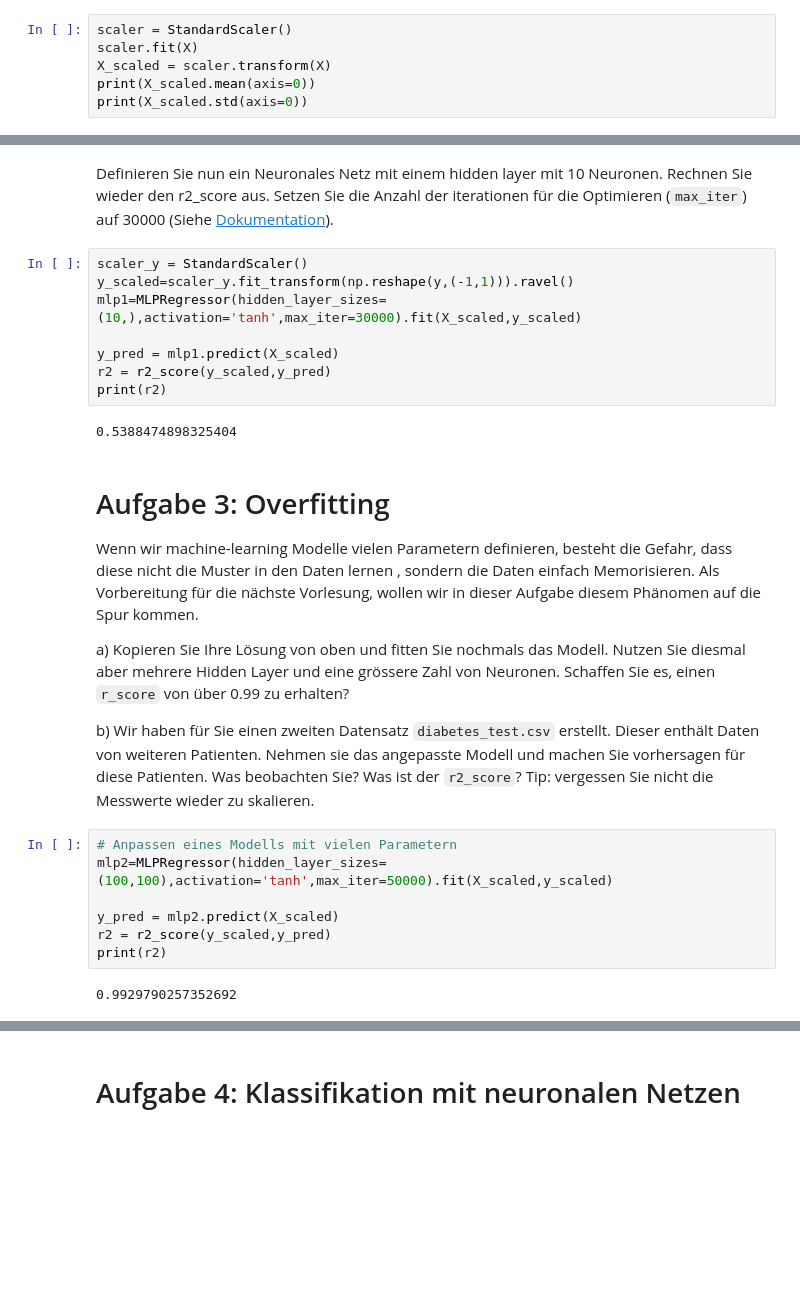
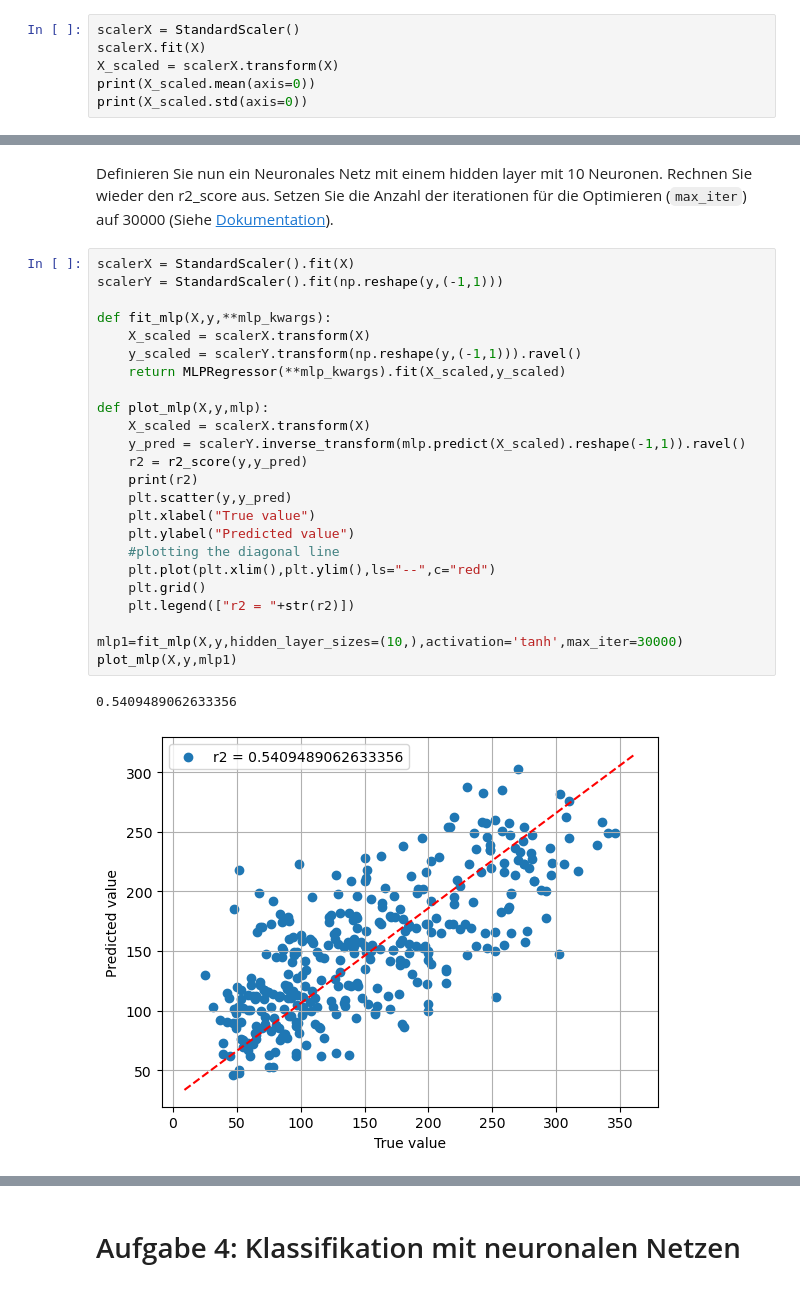
Before and after one commit to nundee/PatuAufgaben, a Jupyter notebook: Woche12/Aufgabenblatt 12.ipynb, the cells around one changed output, grey strips where cells are left out. Saved outputs shown, nothing was run; the diff lists cells and outputs as text; blank space fills up the shorter version.

Commit message:
Woche 12. add plotting

```diff
--- a/Woche12/Aufgabenblatt 12.ipynb
+++ b/Woche12/Aufgabenblatt 12.ipynb
@@ -165,9 +165,9 @@ In scikit-learn wird nur eine Art von neuronalem Netz unterstützt, nämlich sog
 
 Da wir bei neuronalen Netzen die Parameter durch Optimierung finden müssen, ist es oft hilfreich die Daten zu skalieren, so dass die Beobachtungen für jede Messung Mittelwert 0 und dieselbe Standardabweichung haben. Dies erreichen Sie durch folgendes Codesnippet, welcher den [StandardScaler](https://scikit-learn.org/stable/modules/generated/sklearn.preprocessing.StandardScaler.html) von scikit-learn nutzt.
 # %%
-scaler = StandardScaler()
-scaler.fit(X)
-X_scaled = scaler.transform(X)
+scalerX = StandardScaler()
+scalerX.fit(X)
+X_scaled = scalerX.transform(X)
 print(X_scaled.mean(axis=0))
 print(X_scaled.std(axis=0))
 # %% [output]
@@ -178,30 +178,30 @@ print(X_scaled.std(axis=0))
 # %% [markdown]
 
 Definieren Sie nun ein Neuronales Netz mit einem hidden layer mit 10 Neuronen. Rechnen Sie wieder den r2_score aus. Setzen Sie die Anzahl der iterationen für die Optimieren (`max_iter`) auf 30000 (Siehe [Dokumentation](https://scikit-learn.org/stable/modules/generated/sklearn.neural_network.MLPRegressor.html)).
-# %%
-scaler_y = StandardScaler()
-y_scaled=scaler_y.fit_transform(np.reshape(y,(-1,1))).ravel()
-mlp1=MLPRegressor(hidden_layer_sizes=(10,),activation='tanh',max_iter=30000).fit(X_scaled,y_scaled)
-
-y_pred = mlp1.predict(X_scaled)
-r2 = r2_score(y_scaled,y_pred)
-print(r2)
-# %% [output]
-0.5388474898325404
-# %% [markdown]
-# Aufgabe 3: Overfitting
-
-Wenn wir machine-learning Modelle vielen Parametern definieren, besteht die Gefahr, dass diese nicht die Muster in den Daten lernen , sondern die Daten einfach Memorisieren. Als Vorbereitung für die nächste Vorlesung, wollen wir in dieser Aufgabe diesem Phänomen auf die Spur kommen.
-
-a) Kopieren Sie Ihre Lösung von oben und fitten Sie nochmals das Modell. Nutzen Sie diesmal aber mehrere Hidden Layer und eine grössere Zahl von Neuronen. Schaffen Sie es, einen `r_score` von über 0.99 zu erhalten?
-
-b) Wir haben für Sie einen zweiten Datensatz `diabetes_test.csv` erstellt. Dieser enthält Daten von weiteren Patienten. Nehmen sie das angepasste Modell und machen Sie vorhersagen für diese Patienten. Was beobachten Sie? Was ist der `r2_score`? Tip: vergessen Sie nicht die Messwerte wieder zu skalieren.
 # %%
-# Anpassen eines Modells mit vielen Parametern
-mlp2=MLPRegressor(hidden_layer_sizes=(100,100),activation='tanh',max_iter=50000).fit(X_scaled,y_scaled)
+scalerX = StandardScaler().fit(X)
+scalerY = StandardScaler().fit(np.reshape(y,(-1,1)))
 
-y_pred = mlp2.predict(X_scaled)
-r2 = r2_score(y_scaled,y_pred)
-print(r2)
+def fit_mlp(X,y,**mlp_kwargs):
+    X_scaled = scalerX.transform(X)
+    y_scaled = scalerY.transform(np.reshape(y,(-1,1))).ravel()
+    return MLPRegressor(**mlp_kwargs).fit(X_scaled,y_scaled)
+
+def plot_mlp(X,y,mlp):
+    X_scaled = scalerX.transform(X)
+    y_pred = scalerY.inverse_transform(mlp.predict(X_scaled).reshape(-1,1)).ravel()
+    r2 = r2_score(y,y_pred)
+    print(r2)
+    plt.scatter(y,y_pred)
+    plt.xlabel("True value")
+    plt.ylabel("Predicted value")
+    #plotting the diagonal line
+    plt.plot(plt.xlim(),plt.ylim(),ls="--",c="red")
+    plt.grid()
+    plt.legend(["r2 = "+str(r2)])
+
+mlp1=fit_mlp(X,y,hidden_layer_sizes=(10,),activation='tanh',max_iter=30000)
+plot_mlp(X,y,mlp1)
 # %% [output]
-0.9929790257352692
+0.5409489062633356
+[figure, added]
```
Also changed, not shown: parts of 3 cells of this notebook.
